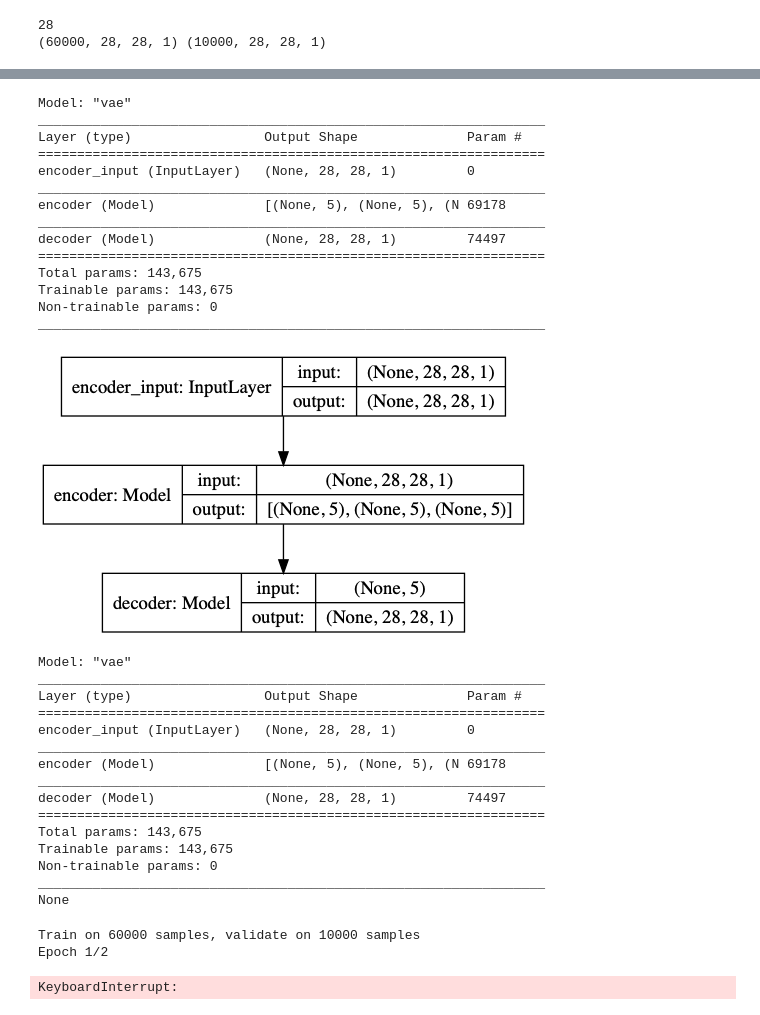
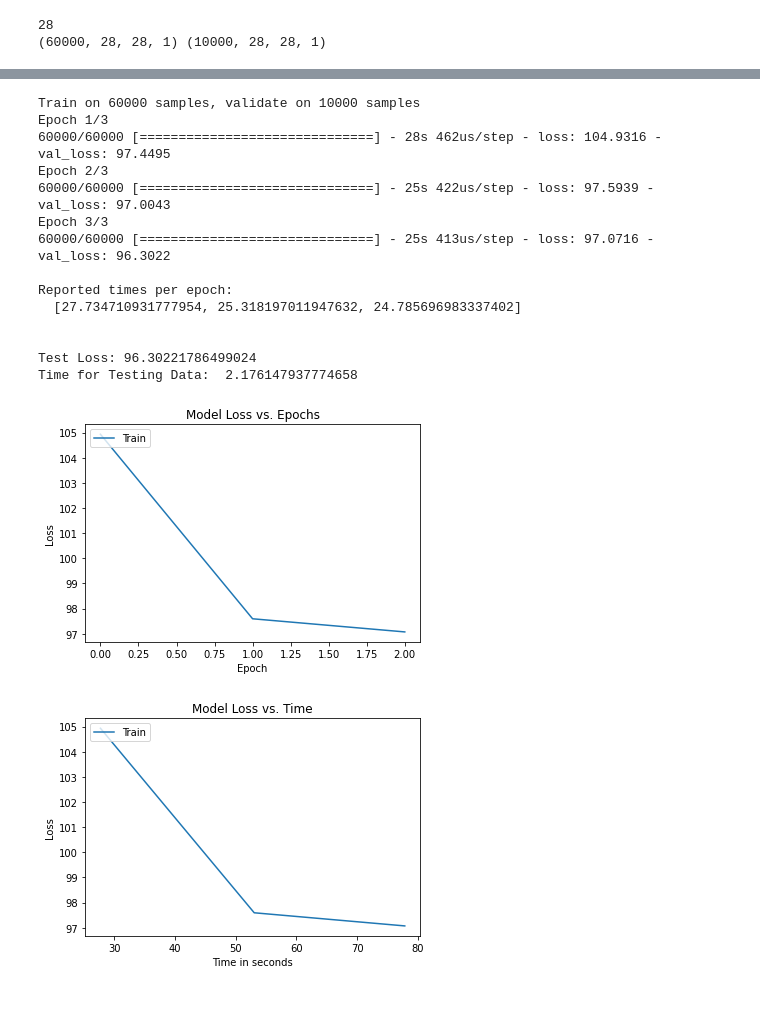
Before and after one commit to cmetzner93/DeepLearning_Project3, a Jupyter notebook: task_5-Copy1.ipynb, the cells around one changed output, grey strips where cells are left out. Drawn from its saved outputs; the diff is of its cells as text; code cells hidden in the pictures.

```diff
--- a/task_5-Copy1.ipynb
+++ b/task_5-Copy1.ipynb
@@ -28,7 +26,7 @@ Using TensorFlow backend.
 # instead of sampling from Q(z|X), sample eps = N(0,I)
 # then z = z_mean + sqrt(var)*eps
 def sampling(args):
-    """Reparameterization trick by sampling fr an isotropic unit Gaussian.
+    """Reparameterization trick by sampling for an isotropic unit Gaussian.
 
     # Arguments
         args (tensor): mean and log of variance of Q(z|X)
@@ -77,11 +146,9 @@ print(reshaped_x_train_scaled.shape, reshaped_x_test_scaled.shape)
 # %%
 # network parameters
 input_shape = (image_size, image_size, 1)
-batch_size = 200
 kernel_size = 3
 filters = 16
-latent_dim = 5
-epochs = 50
+latent_dim = 32
 # %%
 # VAE model = encoder + decoder
 # build encoder model
@@ -185,4 +264,5 @@ vae = Model(inputs, outputs, name='vae')
 # %%
+# set loss
 reconstruction_loss = mse(K.flatten(inputs), K.flatten(outputs))
 reconstruction_loss *= image_size * image_size
 kl_loss = 1 + z_log_var - K.square(z_mean) - K.exp(z_log_var)
@@ -190,22 +270,3 @@ kl_loss = K.sum(kl_loss, axis=-1)
 kl_loss *= -0.5
 vae_loss = K.mean(reconstruction_loss + kl_loss)
 vae.add_loss(vae_loss)
-vae.compile(optimizer='adam')
-vae.summary()
-plot_model(vae, to_file='vae_cnn.png', show_shapes=True)
-# %% [output]
-Model: "vae"
-_________________________________________________________________
-Layer (type)                 Output Shape              Param #
-=================================================================
-encoder_input (InputLayer)   (None, 28, 28, 1)         0
-_________________________________________________________________
-encoder (Model)              [(None, 5), (None, 5), (N 69178
-_________________________________________________________________
-decoder (Model)              (None, 28, 28, 1)         74497
-=================================================================
-Total params: 143,675
-Trainable params: 143,675
-Non-trainable params: 0
-_________________________________________________________________
-[figure, removed]
@@ -281,21 +273,19 @@ def run_model(model, x_train, y_train, x_test, y_test_cat, y_test, class_names):
 # %%
-run_model(vae, reshaped_x_train_scaled, y_train_cat, reshaped_x_test_scaled, y_test_cat, y_test, class_names)
+history = run_model(vae, reshaped_x_train_scaled, reshaped_x_test_scaled)
 # %% [output]
-Model: "vae"
-_________________________________________________________________
-Layer (type)                 Output Shape              Param #
-=================================================================
-encoder_input (InputLayer)   (None, 28, 28, 1)         0
-_________________________________________________________________
-encoder (Model)              [(None, 5), (None, 5), (N 69178
-_________________________________________________________________
-decoder (Model)              (None, 28, 28, 1)         74497
-=================================================================
-Total params: 143,675
-Trainable params: 143,675
-Non-trainable params: 0
-_________________________________________________________________
-None
+Train on 60000 samples, validate on 10000 samples
+Epoch 1/3
+60000/60000 [==============================] - 28s 462us/step - loss: 104.9316 - val_loss: 97.4495
+Epoch 2/3
+60000/60000 [==============================] - 25s 422us/step - loss: 97.5939 - val_loss: 97.0043
+Epoch 3/3
+60000/60000 [==============================] - 25s 413us/step - loss: 97.0716 - val_loss: 96.3022
+
+Reported times per epoch:
+  [27.734710931777954, 25.318197011947632, 24.785696983337402]
+
+
+Test Loss: 96.30221786499024
+Time for Testing Data:  2.176147937774658
-Train on 60000 samples, validate on 10000 samples
-Epoch 1/2
-KeyboardInterrupt:
+[figure, added]
+[figure, added]
```
Also changed, not shown: parts of 22 cells of this notebook, 15 other files.
